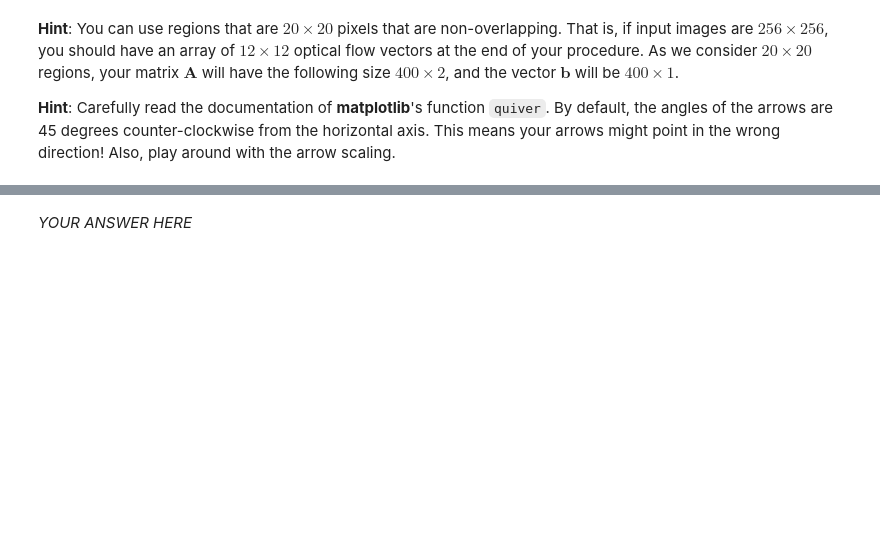
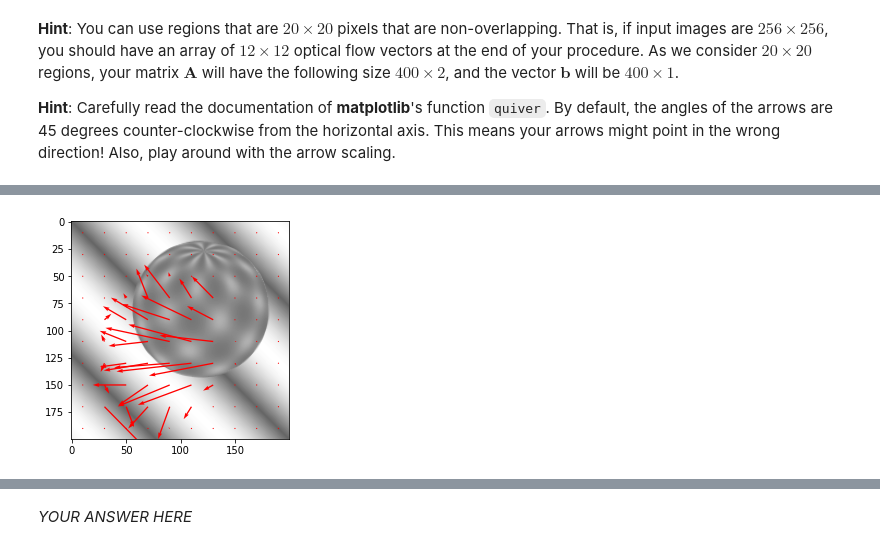
Before and after one commit to krijnD/CV_labs, a Jupyter notebook: Lab3/Nin/CV1_Lab3_Students.ipynb, the cells around one changed output, grey strips where cells are left out. Cells and saved outputs as stored; diff of their text form; code cells hidden in the pictures; blank space fills up the shorter version.

```diff
--- a/Lab3/Nin/CV1_Lab3_Students.ipynb
+++ b/Lab3/Nin/CV1_Lab3_Students.ipynb
@@ -366,3 +366,82 @@ def calculate_subregions(I_t0, I_x, I_y, I_t, region_size):
             sub_I_t[i,j] = I_t[row_start:row_end, col_start:col_end]
 
     return sub_I_x, sub_I_y, sub_I_t
+
+# Function that computes A, A.T and b for each subregion. Then, estimate
+# optical flow (Vx, Vt) as given in Equation 22.
+def calculate_flow_vectors(I_x, I_y, I_t):
+    """
+    Calculate the local image flow vector (Vx, Vy) for each subregion by
+    solving the linear system defined above.
+
+    Input: I_x, I_y, I_t
+    I_x, I_y, I_t: image derivatives
+
+    Output: Vx, Vy
+    Vx, Vy: Two lists containing, respectively, Vx, Vy of each subregion
+    """
+    # --------------
+
+    sub_I_x, sub_I_y, sub_I_t = calculate_subregions(I_t0, I_x, I_y, I_t, region_size)
+
+    Vx = np.zeros((sub_I_x.shape[0], sub_I_x.shape[1]))
+    Vy = np.zeros((sub_I_y.shape[0], sub_I_y.shape[1]))
+
+    for i in range(sub_I_x.shape[0]):
+        for j in range(sub_I_x.shape[1]):
+            #prepare the structures
+            Ix = sub_I_x[i,j,:,:].flatten()
+            Iy = sub_I_y[i,j,:,:].flatten()
+            It = sub_I_t[i,j,:,:].flatten()
+
+            A = np.vstack((Ix, Iy)).T
+            b = -It
+
+            #solve A^T.A v = A^T.b
+            A_inv = np.linalg.pinv(np.dot(A.T, A))
+            v = np.dot(np.dot(A_inv, A.T), b)
+
+            Vx[i,j] = v[0]
+            Vy[i,j] = v[1]
+
+    return Vx, Vy
+
+# Function that plots the optical flow vectors
+def plot_optical_flow(subregion_indices, V_x, V_y):
+    """
+    Input: subregion_indices, V_x, V_y
+    subregion_indices: indices of the subregions
+    V_x, V_y: optical flow vectors
+    """
+    X = subregion_indices[0]
+    Y = subregion_indices[1]
+
+    plt.quiver(X,Y, V_x, V_y, angles='xy', scale_units='xy', scale = 0.01, color='r')
+
+
+def create_subreg_ind(I_t0, region_size):
+    r = I_t0.shape[0]//region_size
+    c = I_t0.shape[1]//region_size
+    print(r, c)
+    # Generate the x, y coordinates for the centers of the subregions
+    x_indices = np.linspace(region_size // 2, I_t0.shape[0] - region_size // 2, r)
+    y_indices = np.linspace(region_size // 2, I_t0.shape[1] - region_size // 2, c)
+
+    Y,X = np.meshgrid(x_indices, y_indices)
+
+    return X,Y
+
+region_size = 20
+def demo_function(imname, imname2):
+    I_t0, I_t1 = load_images(imname, imname2)
+    I_x, I_y, I_t = calculate_derivatives(I_t0, I_t1)
+    Vx, Vy = calculate_flow_vectors(I_x, I_y, I_t)
+    subregion_indices = create_subreg_ind(I_t0, region_size)
+    plt.imshow(I_t0, cmap='gray', alpha=0.6)
+    plot_optical_flow(subregion_indices, Vx, Vy)
+    plt.show()
+
+demo_function('sphere1.ppm', 'sphere2.ppm')
+demo_function('car1.jpg', 'car2.jpg')
+demo_function('plant1.png', 'plant2.png')
+# %% [output]
@@ -368,0 +449 @@ def calculate_subregions(I_t0, I_x, I_y, I_t, region_size):
+[figure, added]
```
Also changed, not shown: parts of 3 cells of this notebook.
